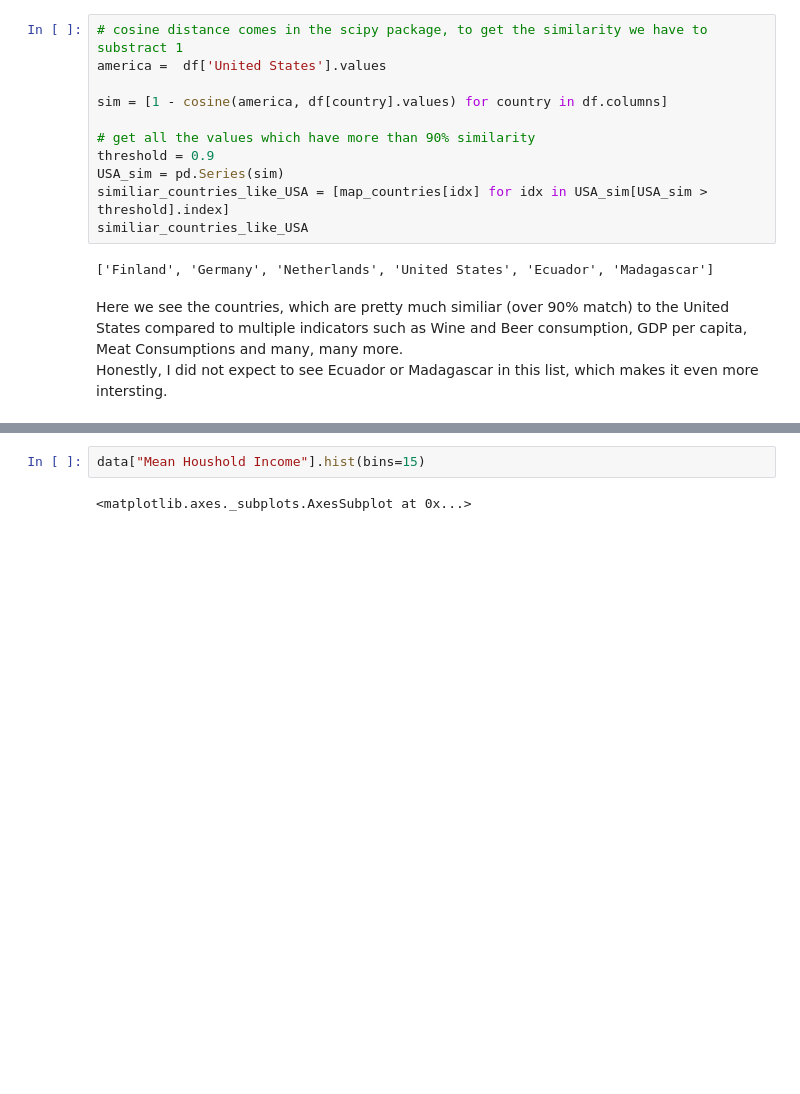
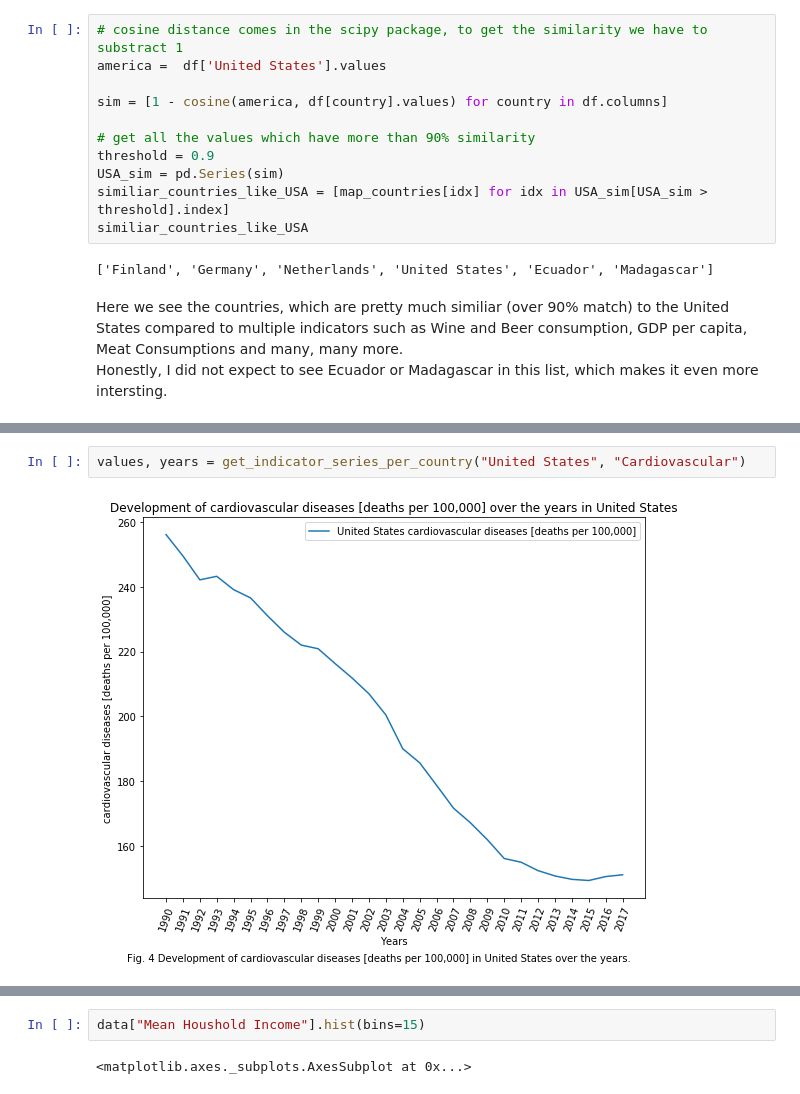
Before and after one commit to lenlehm/Opportunity-Insights, a Jupyter notebook: Countries Analysis.ipynb, the cells around one changed output, grey strips where cells are left out. Saved outputs shown, nothing was run; the diff lists cells and outputs as text; blank space fills up the shorter version.

```diff
--- a/Countries Analysis.ipynb
+++ b/Countries Analysis.ipynb
@@ -810,0 +827,4 @@ Honestly, I did not expect to see Ecuador or Madagascar in this list, which make
+# %%
+values, years = get_indicator_series_per_country("United States", "Cardiovascular")
+# %% [output]
+[figure, added]
```
Also changed, not shown: parts of 9 cells of this notebook.
